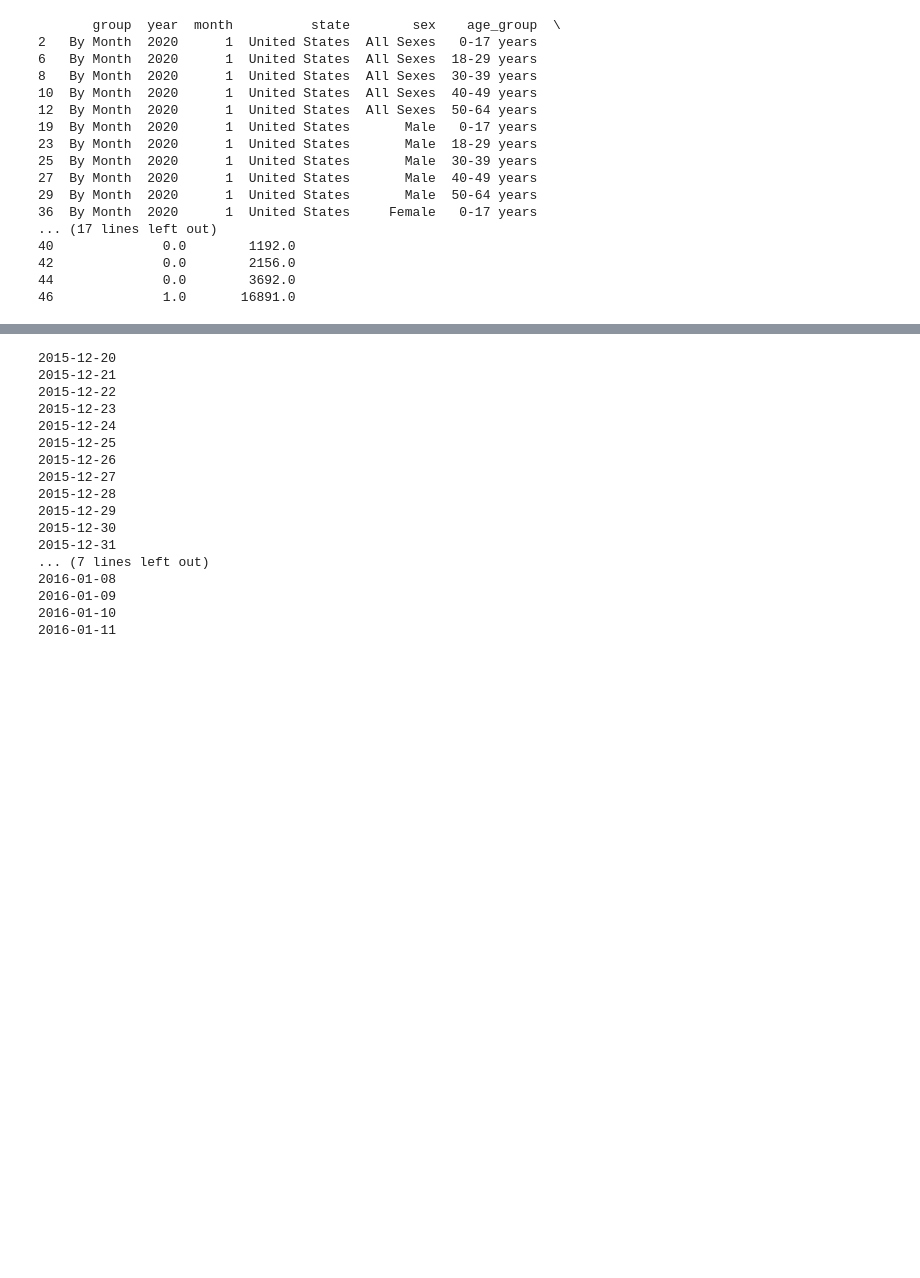
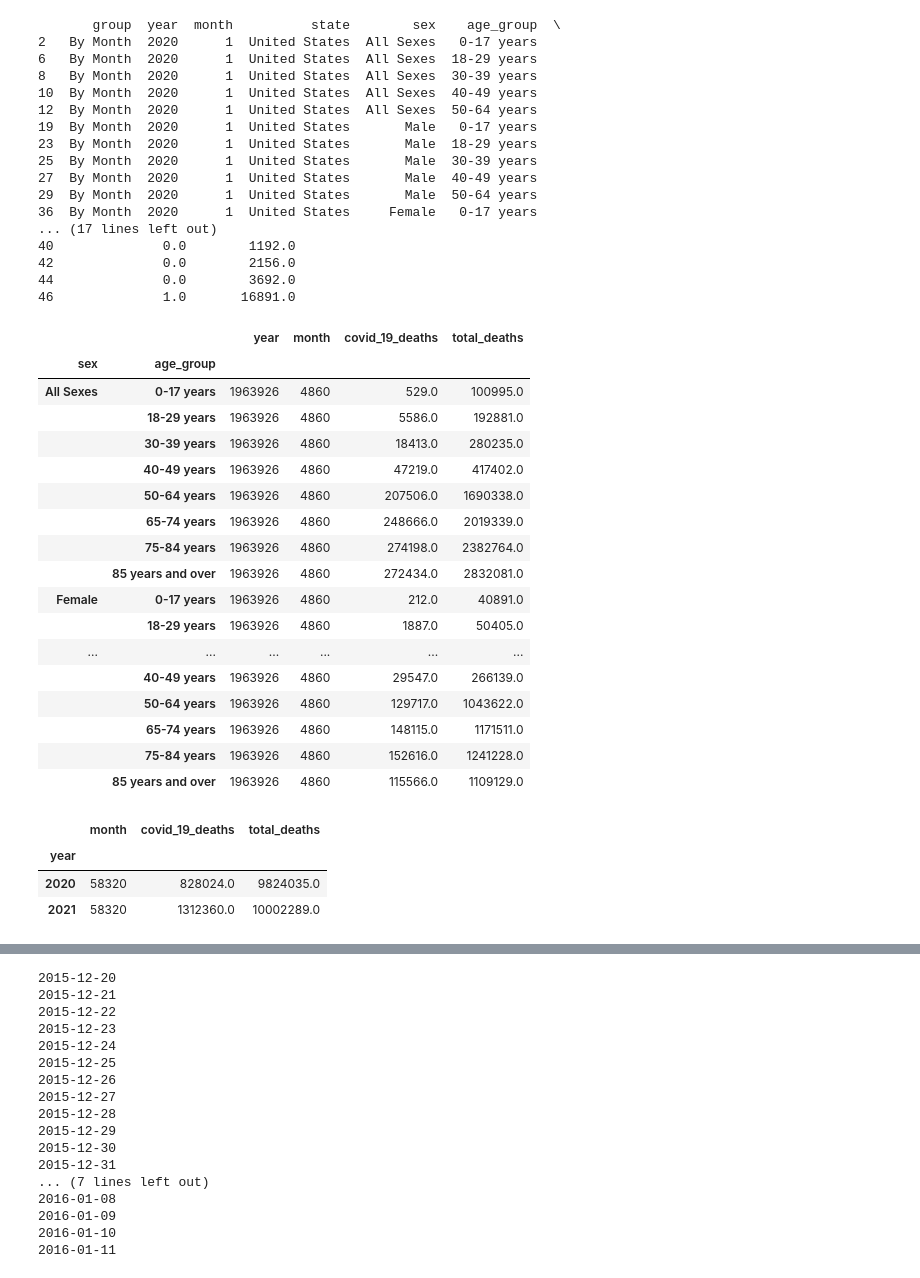
Before and after one commit to AlexanderLorin/Project-1-MKFG, a Jupyter notebook: Binning_Covid_file1.ipynb, the cells around one changed output, grey strips where cells are left out. Drawn from its saved outputs; the diff is of its cells as text; code cells hidden in the pictures; blank space fills up the shorter version.

```diff
--- a/Binning_Covid_file1.ipynb
+++ b/Binning_Covid_file1.ipynb
@@ -106,11 +71,9 @@ new_df.head()
 #CDC COVID-19 mortality rate in the US by age and sex url
 mort_url = "https://data.cdc.gov/resource/9bhg-hcku"
 # %%
+#Data frame of the CDC COVID-19 mortality rate in the US by age and sex as of 09/30/2021
 df_mort = pd.read_json("https://data.cdc.gov/resource/9bhg-hcku.json?$where="
-                  "(date_extract_y(end_date)%20%3C=%202021%20AND%20date_extract_m(end_date)%20%3C=9)&$limit=25000")
+                  "(date_extract_y(end_date)%20%3C=%202021%20AND%20date_extract_m(end_date)%20%3C=9)&$limit=500000")
-# %%
-df_mort = pd.read_json("https://data.cdc.gov/resource/9bhg-hcku.json?$where="
-                  "(date_extract_y(end_date)%20%3C=%202021%20AND%20date_extract_m(end_date)%20%3C=9)&$limit=500000")
 # %%
 len(df_mort)
 # %% [output]
@@ -275,0 +265,36 @@ print(new_df.groupby("sex").head())
+# %%
+#Mortality rate for Gender types for different age groups - Stacked bar graph
+
+gender_agegroup_df=new_df.groupby(by=["sex","age_group"]).sum()
+# %%
+gender_agegroup_df
+# %% [output]
+|  |  | year | month | covid_19_deaths | total_deaths |
+| sex | age_group |  |  |  |  |
+| All Sexes | 0-17 years | 1963926 | 4860 | 529.0 | 100995.0 |
+|  | 18-29 years | 1963926 | 4860 | 5586.0 | 192881.0 |
+|  | 30-39 years | 1963926 | 4860 | 18413.0 | 280235.0 |
+|  | 40-49 years | 1963926 | 4860 | 47219.0 | 417402.0 |
+|  | 50-64 years | 1963926 | 4860 | 207506.0 | 1690338.0 |
+|  | 65-74 years | 1963926 | 4860 | 248666.0 | 2019339.0 |
+|  | 75-84 years | 1963926 | 4860 | 274198.0 | 2382764.0 |
+|  | 85 years and over | 1963926 | 4860 | 272434.0 | 2832081.0 |
+| Female | 0-17 years | 1963926 | 4860 | 212.0 | 40891.0 |
+|  | 18-29 years | 1963926 | 4860 | 1887.0 | 50405.0 |
+| ... | ... | ... | ... | ... | ... |
+|  | 40-49 years | 1963926 | 4860 | 29547.0 | 266139.0 |
+|  | 50-64 years | 1963926 | 4860 | 129717.0 | 1043622.0 |
+|  | 65-74 years | 1963926 | 4860 | 148115.0 | 1171511.0 |
+|  | 75-84 years | 1963926 | 4860 | 152616.0 | 1241228.0 |
+|  | 85 years and over | 1963926 | 4860 | 115566.0 | 1109129.0 |
+# %%
+#Mortality rate for Year for different age groups
+
+Year_group_df=new_df.groupby(by=["year"]).sum()
+
+Year_group_df
+# %% [output]
+|  | month | covid_19_deaths | total_deaths |
+| year |  |  |  |
+| 2020 | 58320 | 828024.0 | 9824035.0 |
+| 2021 | 58320 | 1312360.0 | 10002289.0 |
```
Also changed, not shown: parts of 34 cells of this notebook.
